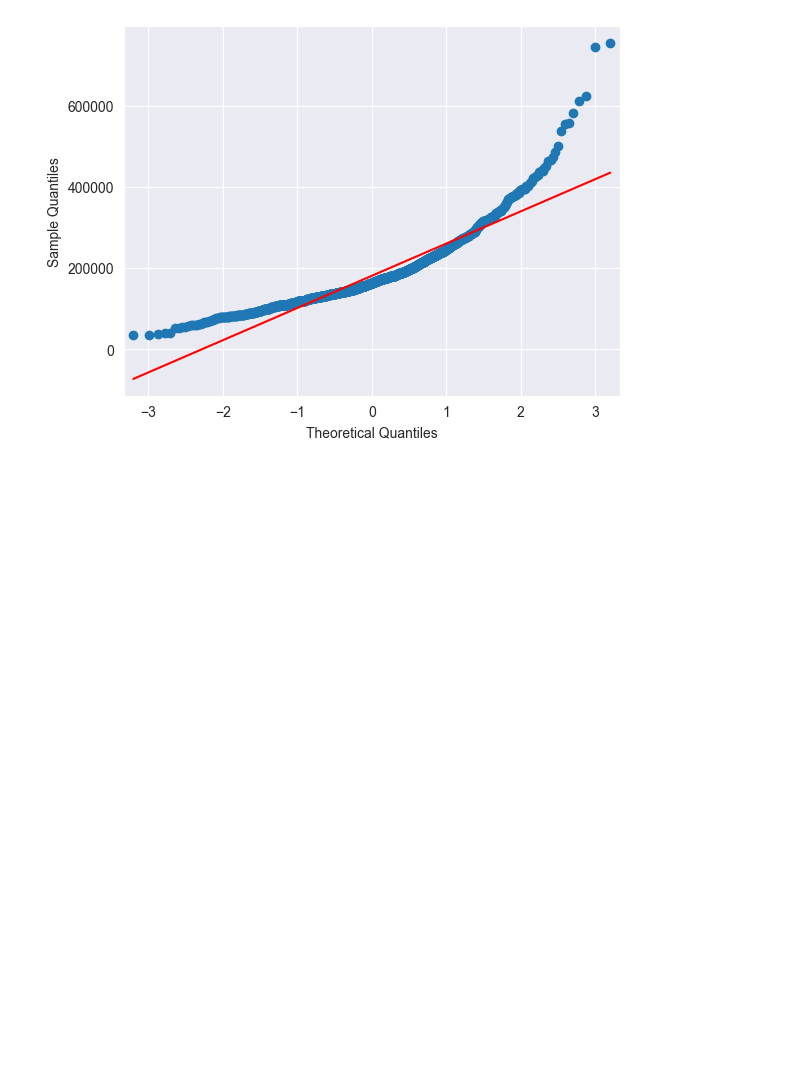
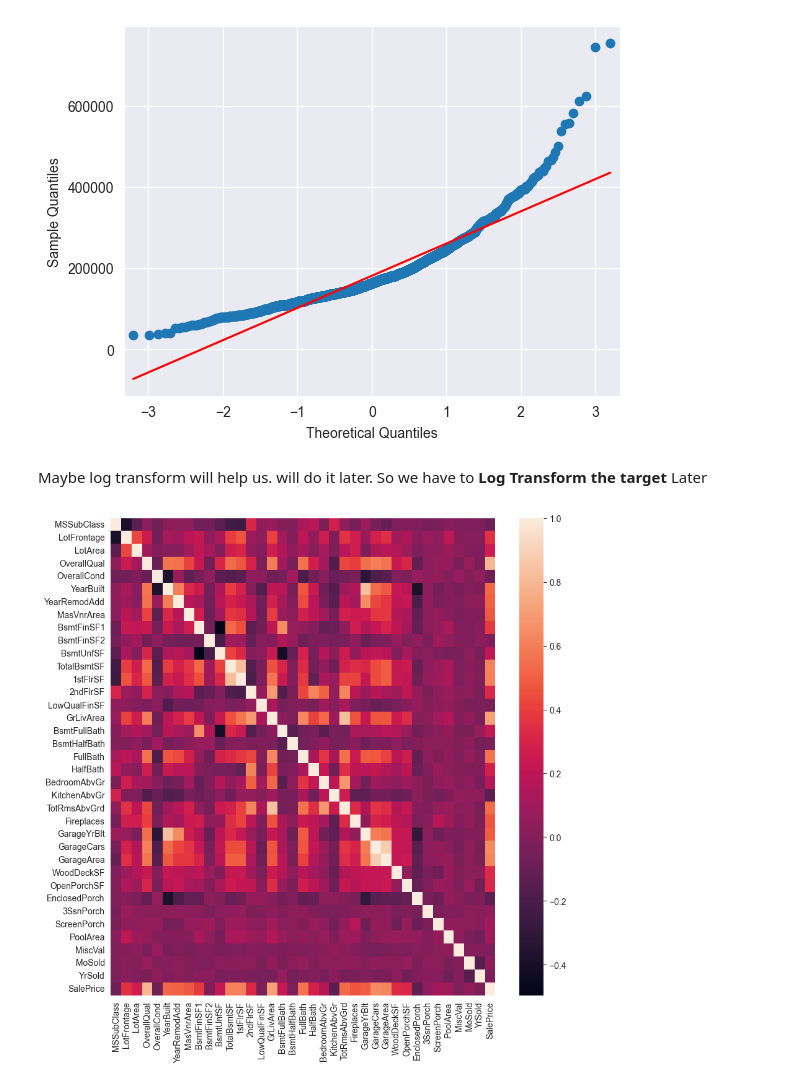
Before and after one commit to indian-coder-aarush/Learning, a Jupyter notebook: HousePriceEDA.ipynb, the cells around one changed output. Saved outputs shown, nothing was run; the diff lists cells and outputs as text; code cells hidden in the pictures; blank space fills up the shorter version.

```diff
--- a/HousePriceEDA.ipynb
+++ b/HousePriceEDA.ipynb
@@ -71,3 +75,11 @@ sm.qqplot(data["SalePrice"], line = "s", linewidth = 2)
 plt.show()
 # %% [output]
 [figure]
+# %% [markdown]
+Maybe log transform will help us. will do it later. So we have to **Log Transform the target** Later
+# %%
+plt.figure(figsize=(10,10))
+sns.heatmap(data.select_dtypes(exclude = "object").corr())
+plt.show()
+# %% [output]
+[figure, added]
```
Also changed, not shown: parts of 11 cells of this notebook, 1 other file.
